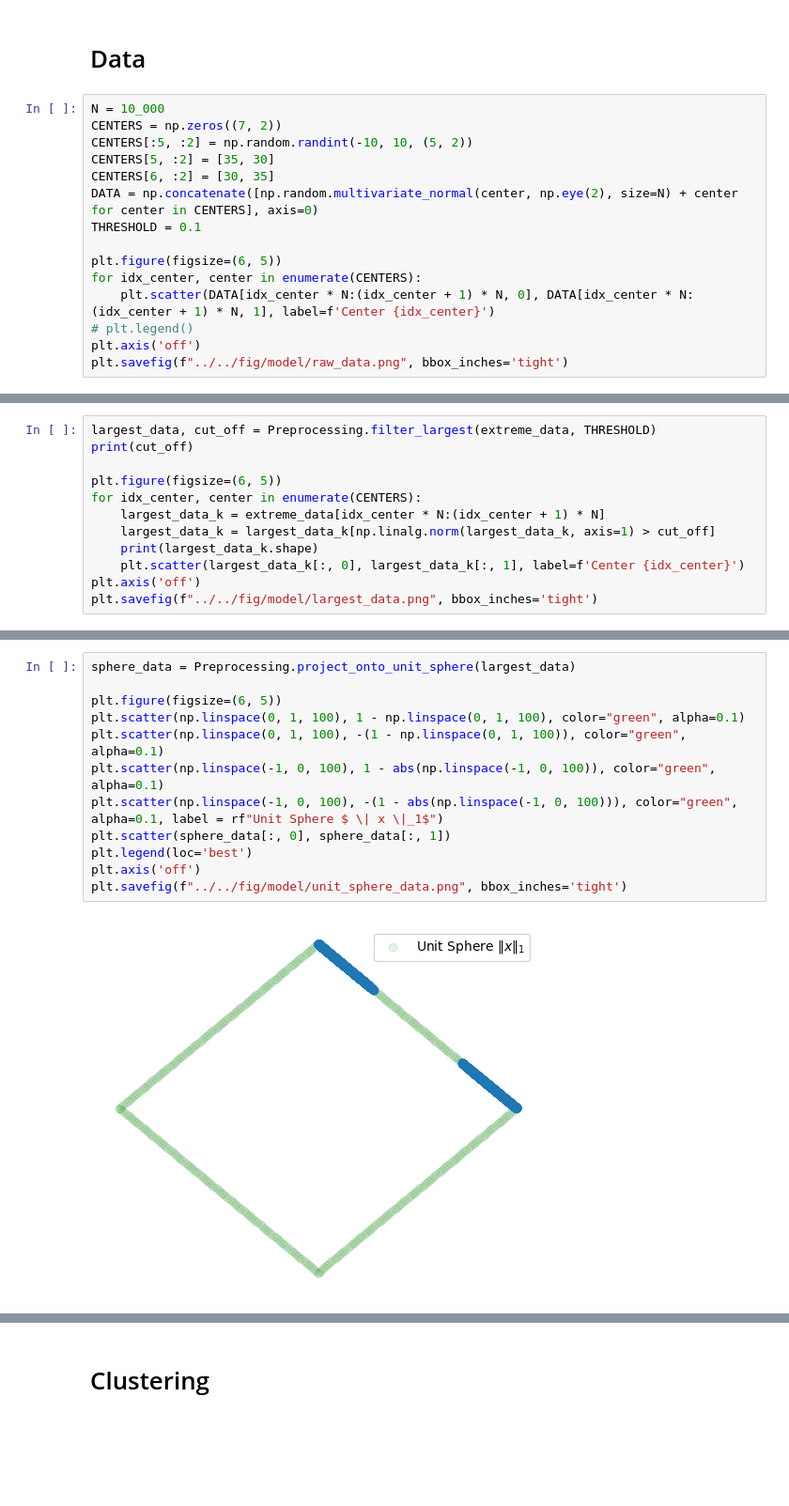
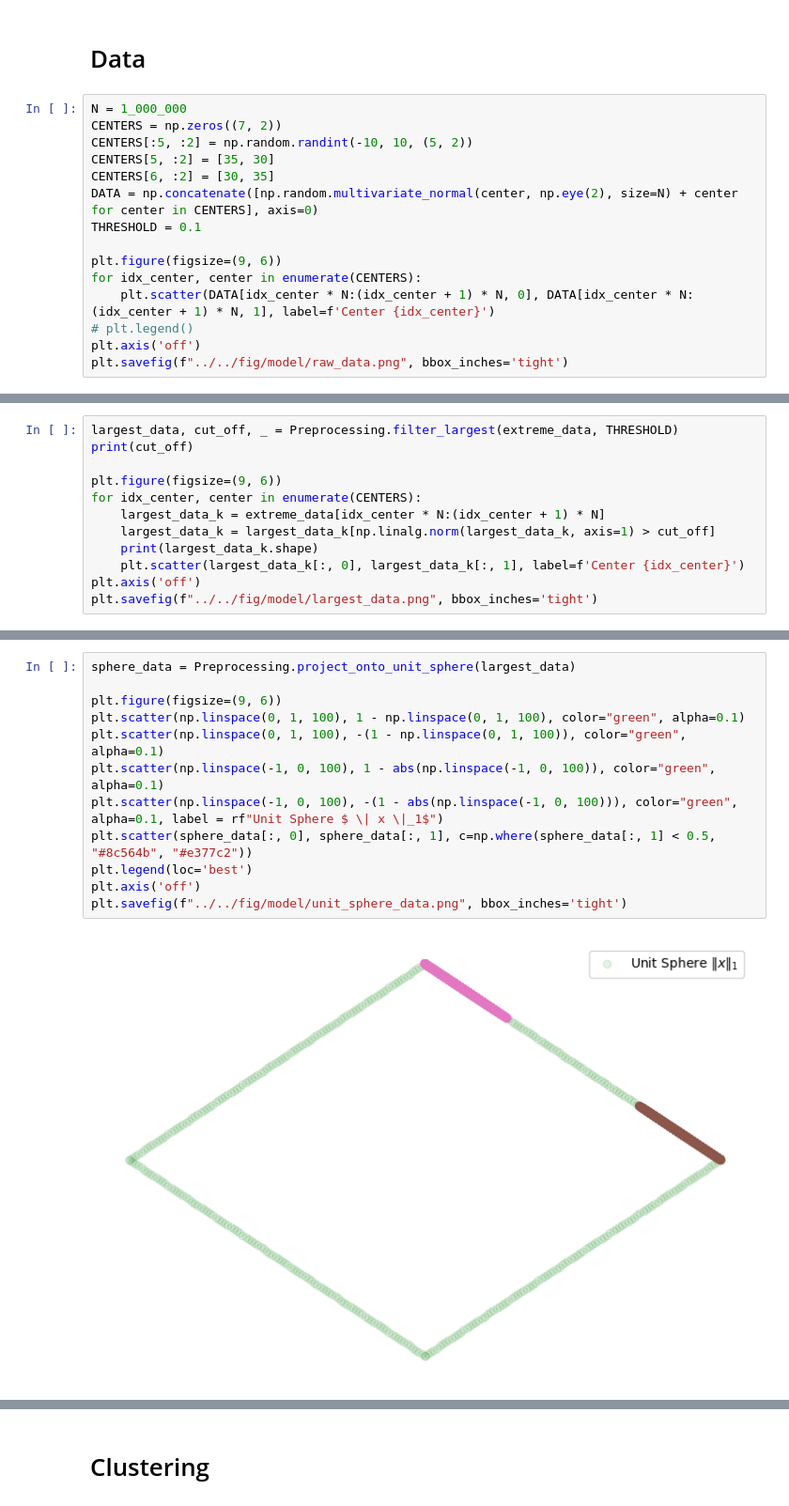
Before and after one commit to SullivanCastro/K-Means-Clustering-of-Extremes, a Jupyter notebook: src/model/utils.ipynb, the cells around one changed output, grey strips where cells are left out. Shown: that part at 94% size. Saved outputs shown, nothing was run; the diff lists cells and outputs as text; blank space fills up the shorter version.

```diff
--- a/src/model/utils.ipynb
+++ b/src/model/utils.ipynb
@@ -10,7 +13,7 @@ import matplotlib.pyplot as plt
 # %% [markdown]
 # Data
 # %%
-N = 10_000
+N = 1_000_000
 CENTERS = np.zeros((7, 2))
 CENTERS[:5, :2] = np.random.randint(-10, 10, (5, 2))
 CENTERS[5, :2] = [35, 30]
@@ -18,7 +21,7 @@ CENTERS[6, :2] = [30, 35]
 DATA = np.concatenate([np.random.multivariate_normal(center, np.eye(2), size=N) + center for center in CENTERS], axis=0)
 THRESHOLD = 0.1
 
-plt.figure(figsize=(6, 5))
+plt.figure(figsize=(9, 6))
 for idx_center, center in enumerate(CENTERS):
     plt.scatter(DATA[idx_center * N:(idx_center + 1) * N, 0], DATA[idx_center * N:(idx_center + 1) * N, 1], label=f'Center {idx_center}')
 # plt.legend()
@@ -40,8 +43,8 @@ plt.savefig(f"../../fig/model/extreme_data.png", bbox_inches='tight')
 # %%
-largest_data, cut_off = Preprocessing.filter_largest(extreme_data, THRESHOLD)
+largest_data, cut_off, _ = Preprocessing.filter_largest(extreme_data, THRESHOLD)
 print(cut_off)
 
-plt.figure(figsize=(6, 5))
+plt.figure(figsize=(9, 6))
 for idx_center, center in enumerate(CENTERS):
     largest_data_k = extreme_data[idx_center * N:(idx_center + 1) * N]
     largest_data_k = largest_data_k[np.linalg.norm(largest_data_k, axis=1) > cut_off]
@@ -62,17 +57,17 @@ plt.savefig(f"../../fig/model/largest_data.png", bbox_inches='tight')
 # %%
 sphere_data = Preprocessing.project_onto_unit_sphere(largest_data)
 
-plt.figure(figsize=(6, 5))
+plt.figure(figsize=(9, 6))
 plt.scatter(np.linspace(0, 1, 100), 1 - np.linspace(0, 1, 100), color="green", alpha=0.1)
 plt.scatter(np.linspace(0, 1, 100), -(1 - np.linspace(0, 1, 100)), color="green", alpha=0.1)
 plt.scatter(np.linspace(-1, 0, 100), 1 - abs(np.linspace(-1, 0, 100)), color="green", alpha=0.1)
 plt.scatter(np.linspace(-1, 0, 100), -(1 - abs(np.linspace(-1, 0, 100))), color="green", alpha=0.1, label = rf"Unit Sphere $ \| x \|_1$")
-plt.scatter(sphere_data[:, 0], sphere_data[:, 1])
+plt.scatter(sphere_data[:, 0], sphere_data[:, 1], c=np.where(sphere_data[:, 1] < 0.5, "#8c564b", "#e377c2"))
 plt.legend(loc='best')
 plt.axis('off')
 plt.savefig(f"../../fig/model/unit_sphere_data.png", bbox_inches='tight')
 # %% [output]
-[figure, old version]
+[figure, new version]
 # %%
 sphere_data.shape
 # %% [output]
```
Also changed, not shown: parts of 8 cells of this notebook, 12 other files.
